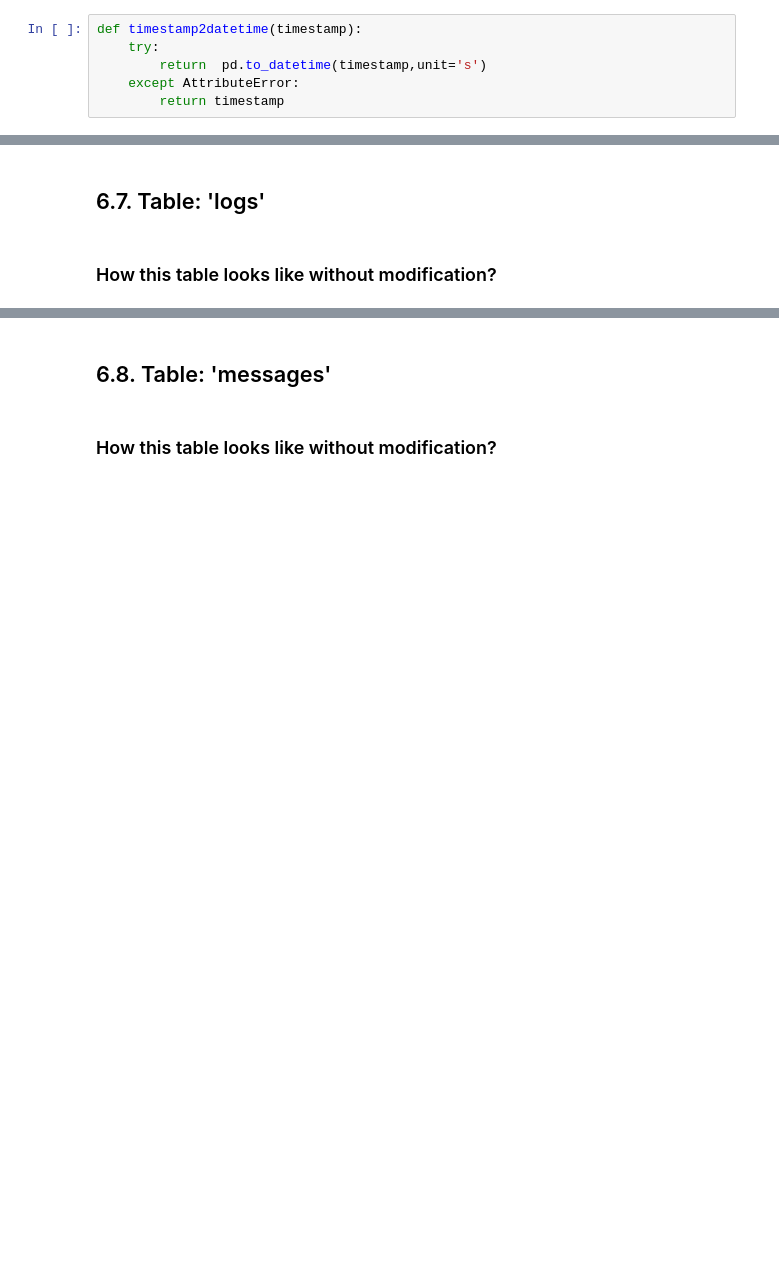
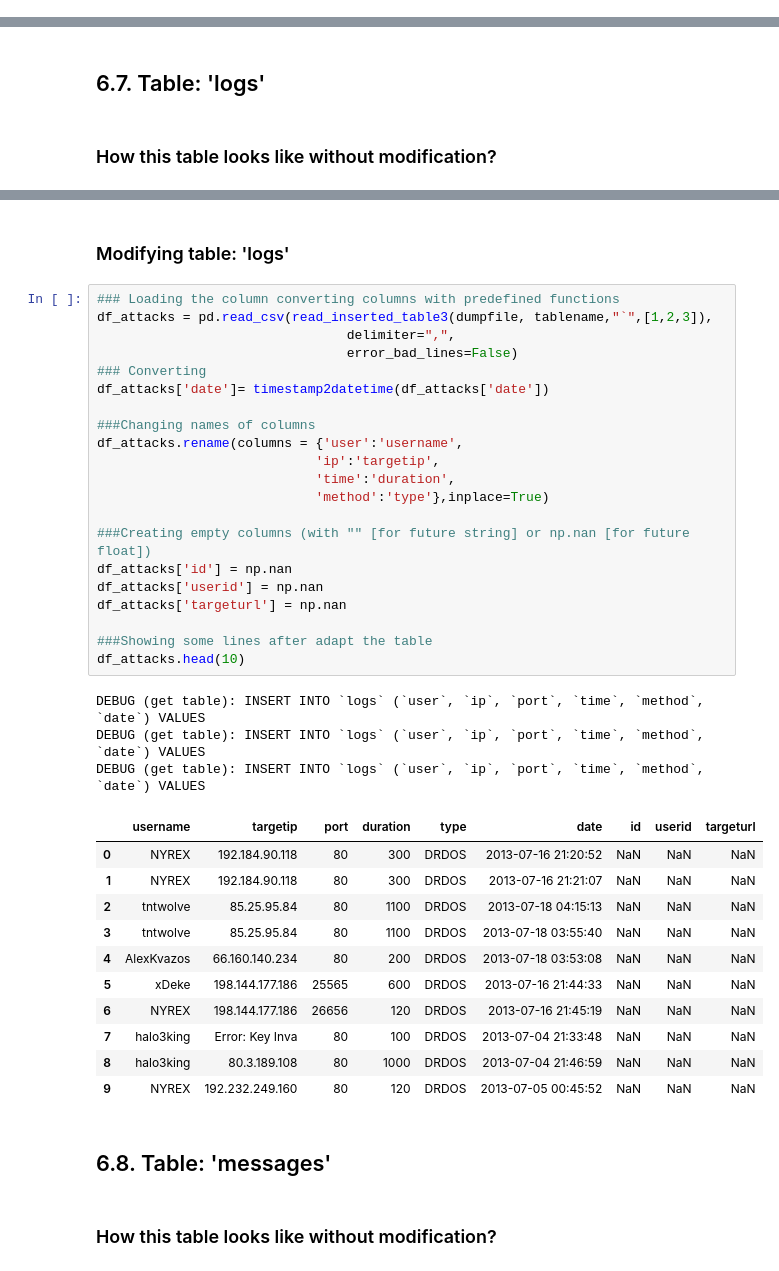
Before and after one commit to jjsantanna/booter_dbs_analyses, a Jupyter notebook: case_studies/212booter/analysis_212booter.ipynb, the cells around one changed output, grey strips where cells are left out. Cells and saved outputs as stored; diff of their text form; blank space fills up the shorter version.

```diff
--- a/case_studies/212booter/analysis_212booter.ipynb
+++ b/case_studies/212booter/analysis_212booter.ipynb
@@ -189,6 +86,0 @@ def strip_singlequote(text):
-# %%
-def timestamp2datetime(timestamp):
-    try:
-        return  pd.to_datetime(timestamp,unit='s')
-    except AttributeError:
-        return timestamp
@@ -595,5 +497,43 @@ pd.read_csv(read_inserted_table(dumpfile, tablename),
     - Split columns:
         o
+# %% [markdown]
+### Modifying table: 'logs'
+# %%
+### Loading the column converting columns with predefined functions
+df_attacks = pd.read_csv(read_inserted_table3(dumpfile, tablename,"`",[1,2,3]),
+                                delimiter=",",
+                                error_bad_lines=False)
+### Converting
+df_attacks['date']= timestamp2datetime(df_attacks['date'])
+
+###Changing names of columns
+df_attacks.rename(columns = {'user':'username',
+                            'ip':'targetip',
+                            'time':'duration',
+                            'method':'type'},inplace=True)
+
+###Creating empty columns (with "" [for future string] or np.nan [for future float])
+df_attacks['id'] = np.nan
+df_attacks['userid'] = np.nan
+df_attacks['targeturl'] = np.nan
+
+###Showing some lines after adapt the table
+df_attacks.head(10)
+# %% [output]
+DEBUG (get table): INSERT INTO `logs` (`user`, `ip`, `port`, `time`, `method`, `date`) VALUES
+DEBUG (get table): INSERT INTO `logs` (`user`, `ip`, `port`, `time`, `method`, `date`) VALUES
+DEBUG (get table): INSERT INTO `logs` (`user`, `ip`, `port`, `time`, `method`, `date`) VALUES
+|  | username | targetip | port | duration | type | date | id | userid | targeturl |
+| 0 | NYREX | 192.184.90.118 | 80 | 300 | DRDOS | 2013-07-16 21:20:52 | NaN | NaN | NaN |
+| 1 | NYREX | 192.184.90.118 | 80 | 300 | DRDOS | 2013-07-16 21:21:07 | NaN | NaN | NaN |
+| 2 | tntwolve | 85.25.95.84 | 80 | 1100 | DRDOS | 2013-07-18 04:15:13 | NaN | NaN | NaN |
+| 3 | tntwolve | 85.25.95.84 | 80 | 1100 | DRDOS | 2013-07-18 03:55:40 | NaN | NaN | NaN |
+| 4 | AlexKvazos | 66.160.140.234 | 80 | 200 | DRDOS | 2013-07-18 03:53:08 | NaN | NaN | NaN |
+| 5 | xDeke | 198.144.177.186 | 25565 | 600 | DRDOS | 2013-07-16 21:44:33 | NaN | NaN | NaN |
+| 6 | NYREX | 198.144.177.186 | 26656 | 120 | DRDOS | 2013-07-16 21:45:19 | NaN | NaN | NaN |
+| 7 | halo3king | Error: Key Inva | 80 | 100 | DRDOS | 2013-07-04 21:33:48 | NaN | NaN | NaN |
+| 8 | halo3king | 80.3.189.108 | 80 | 1000 | DRDOS | 2013-07-04 21:46:59 | NaN | NaN | NaN |
+| 9 | NYREX | 192.232.249.160 | 80 | 120 | DRDOS | 2013-07-05 00:45:52 | NaN | NaN | NaN |
 # %% [markdown]
 ## 6.8. Table: 'messages'
 # %% [markdown]
```
Also changed, not shown: parts of 114 cells of this notebook, 34 other files.
